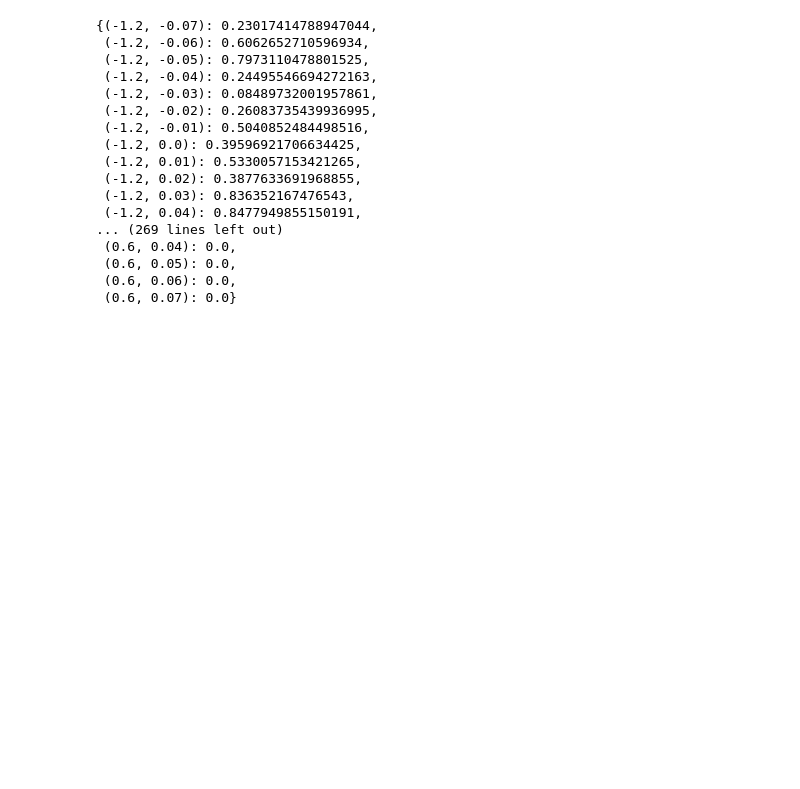
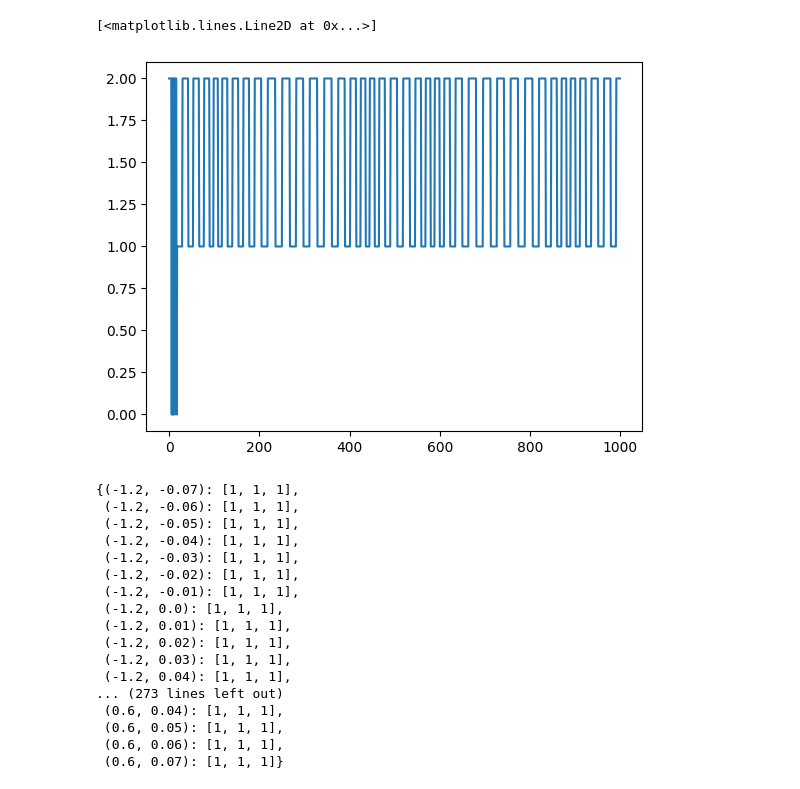
Before and after one commit to VisH317/hashedtokens-assignment, a Jupyter notebook: Q3/tdlambda.ipynb, the cells around one changed output. Cells and saved outputs as stored; diff of their text form; code cells hidden in the pictures; blank space fills up the shorter version.

```diff
--- a/Q3/tdlambda.ipynb
+++ b/Q3/tdlambda.ipynb
@@ -246,20 +163,26 @@ plt.plot(rewards)
+# %%
+
+plt.plot(actions[0:1000])
+# %% [output]
+[<matplotlib.lines.Line2D at 0x...>]
+[figure, added]
 # %%
-model.V
+model.policy
 # %% [output]
-{(-1.2, -0.07): 0.23017414788947044,
- (-1.2, -0.06): 0.6062652710596934,
- (-1.2, -0.05): 0.7973110478801525,
- (-1.2, -0.04): 0.24495546694272163,
- (-1.2, -0.03): 0.08489732001957861,
- (-1.2, -0.02): 0.26083735439936995,
- (-1.2, -0.01): 0.5040852484498516,
- (-1.2, 0.0): 0.39596921706634425,
- (-1.2, 0.01): 0.5330057153421265,
- (-1.2, 0.02): 0.3877633691968855,
- (-1.2, 0.03): 0.836352167476543,
- (-1.2, 0.04): 0.8477949855150191,
-... (269 lines left out)
- (0.6, 0.04): 0.0,
- (0.6, 0.05): 0.0,
- (0.6, 0.06): 0.0,
- (0.6, 0.07): 0.0}
+{(-1.2, -0.07): [1, 1, 1],
+ (-1.2, -0.06): [1, 1, 1],
+ (-1.2, -0.05): [1, 1, 1],
+ (-1.2, -0.04): [1, 1, 1],
+ (-1.2, -0.03): [1, 1, 1],
+ (-1.2, -0.02): [1, 1, 1],
+ (-1.2, -0.01): [1, 1, 1],
+ (-1.2, 0.0): [1, 1, 1],
+ (-1.2, 0.01): [1, 1, 1],
+ (-1.2, 0.02): [1, 1, 1],
+ (-1.2, 0.03): [1, 1, 1],
+ (-1.2, 0.04): [1, 1, 1],
+... (273 lines left out)
+ (0.6, 0.04): [1, 1, 1],
+ (0.6, 0.05): [1, 1, 1],
+ (0.6, 0.06): [1, 1, 1],
+ (0.6, 0.07): [1, 1, 1]}
```
Also changed, not shown: parts of 5 cells of this notebook.
